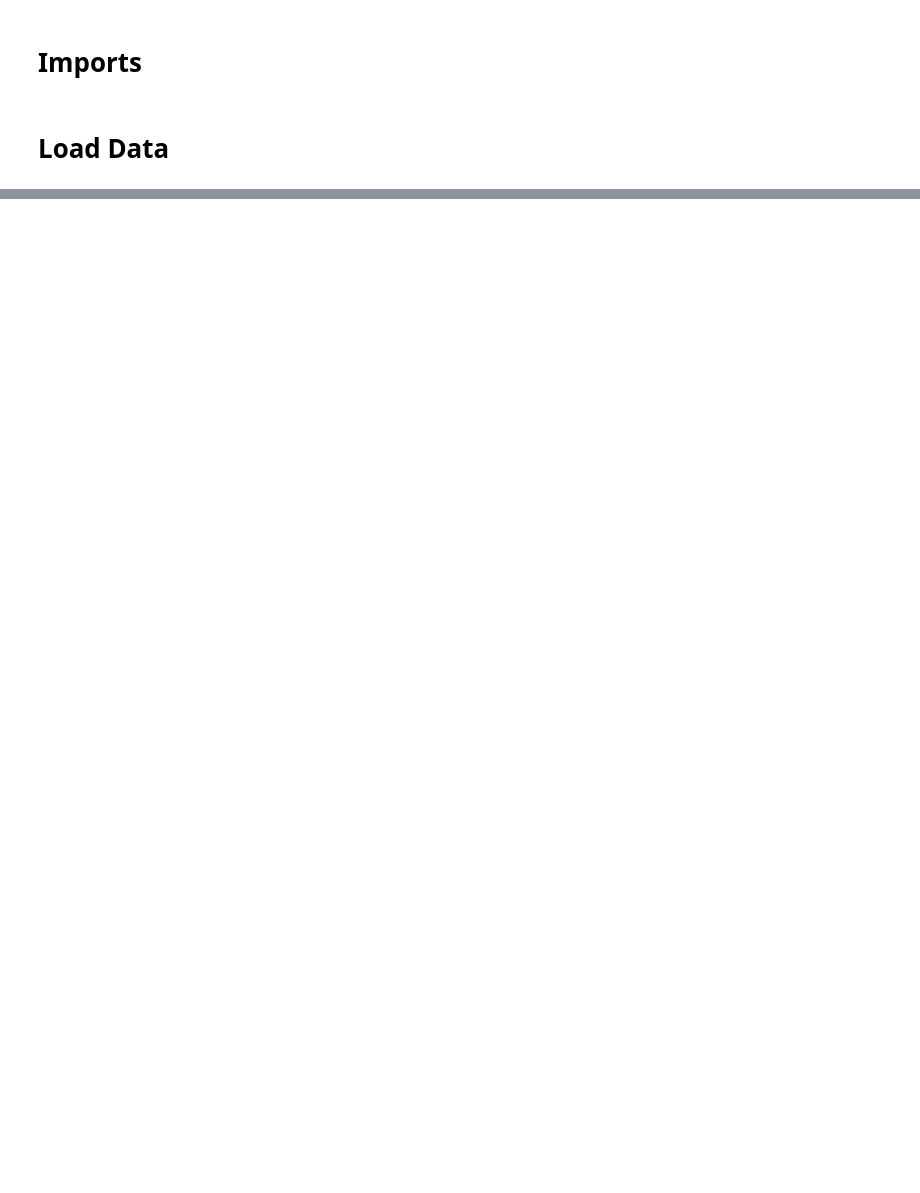
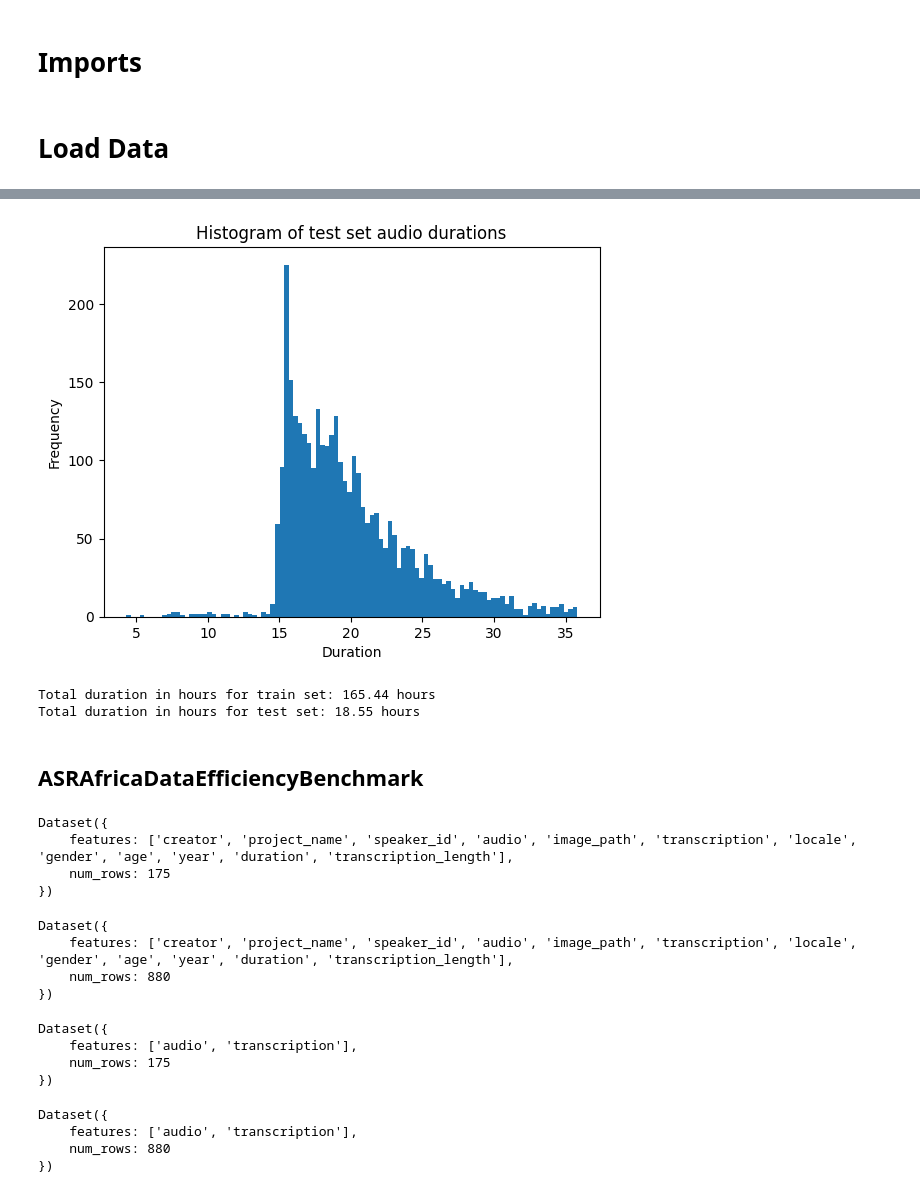
Before and after one commit to MedAymenF/Google-WAXAL-ASR-Challenge, a Jupyter notebook: data_prep.ipynb, the cells around one changed output, grey strips where cells are left out. Drawn from its saved outputs; the diff is of its cells as text; code cells hidden in the pictures; blank space fills up the shorter version.

```diff
--- a/data_prep.ipynb
+++ b/data_prep.ipynb
@@ -92,2 +97,20 @@ train[0]['audio'].metadata.duration_seconds_from_header
+# %%
+plt.hist(waxal_test['duration'], bins=100)
+plt.xlabel('Duration')
+plt.ylabel('Frequency')
+plt.title('Histogram of test set audio durations')
+plt.show()
+# %% [output]
+[figure, added]
+# %%
+# Calculate total duration in hours
+total_duration_train = sum(waxal_train['duration']) / 3600
+total_duration_test = sum(waxal_test['duration']) / 3600
+
+print(f"Total duration in hours for train set: {total_duration_train:.2f} hours")
+print(f"Total duration in hours for test set: {total_duration_test:.2f} hours")
+# %% [output]
+Total duration in hours for train set: 165.44 hours
+Total duration in hours for test set: 18.55 hours
 # %%
 # Filter out long samples
@@ -95,0 +120,2 @@ train = train.filter(lambda x: x['audio'].metadata.duration_seconds_from_header
+# %% [markdown]
+## ASRAfricaDataEfficiencyBenchmark
@@ -95,0 +125,14 @@ train = train.filter(lambda x: x['audio'].metadata.duration_seconds_from_header
+# %%
+sna_bench_train
+# %% [output]
+Dataset({
+    features: ['creator', 'project_name', 'speaker_id', 'audio', 'image_path', 'transcription', 'locale', 'gender', 'age', 'year', 'duration', 'transcription_length'],
+    num_rows: 175
+})
+# %%
+sna_bench_test
+# %% [output]
+Dataset({
+    features: ['creator', 'project_name', 'speaker_id', 'audio', 'image_path', 'transcription', 'locale', 'gender', 'age', 'year', 'duration', 'transcription_length'],
+    num_rows: 880
+})
@@ -95,0 +143,14 @@ train = train.filter(lambda x: x['audio'].metadata.duration_seconds_from_header
+# %%
+sna_bench_train
+# %% [output]
+Dataset({
+    features: ['audio', 'transcription'],
+    num_rows: 175
+})
+# %%
+sna_bench_test
+# %% [output]
+Dataset({
+    features: ['audio', 'transcription'],
+    num_rows: 880
+})
```
Also changed, not shown: parts of 48 cells of this notebook.
